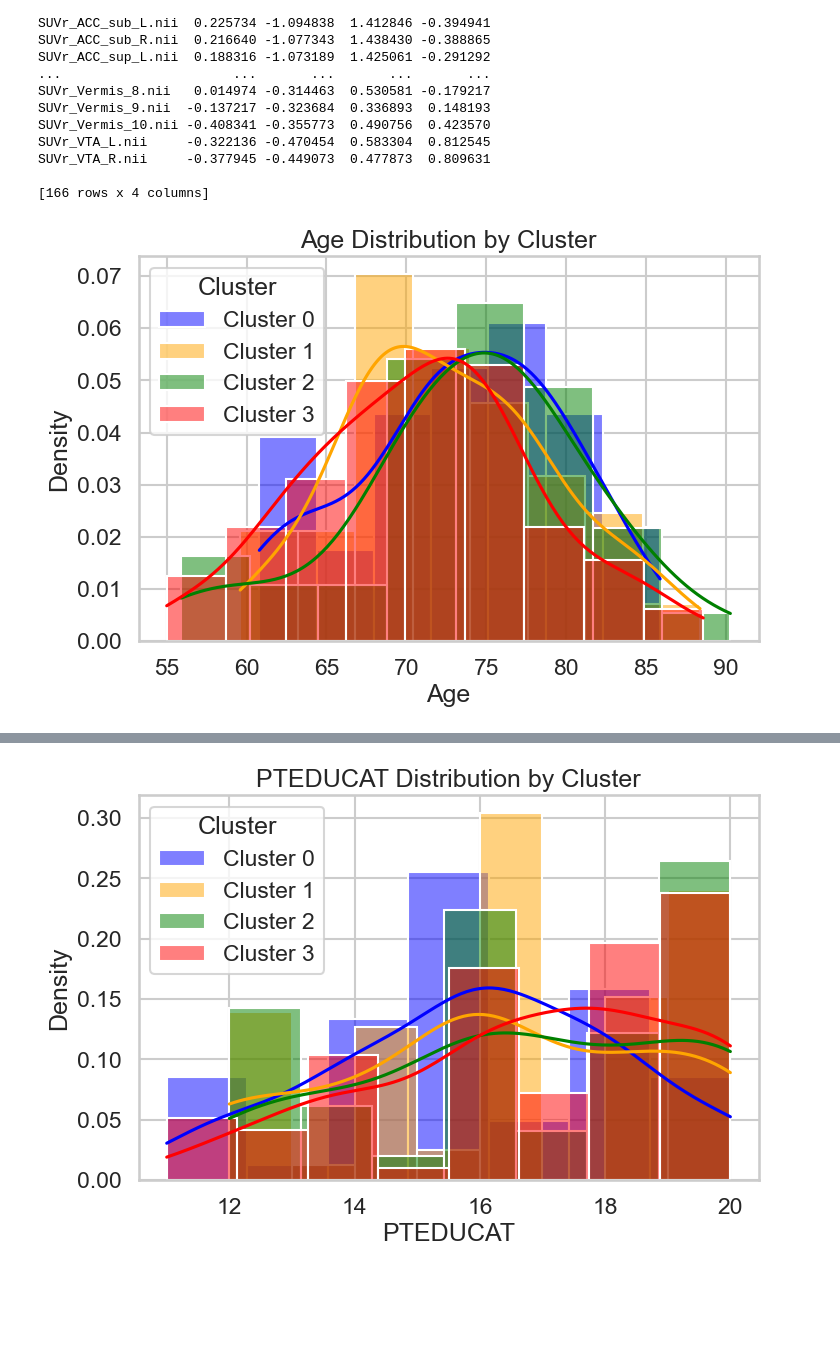
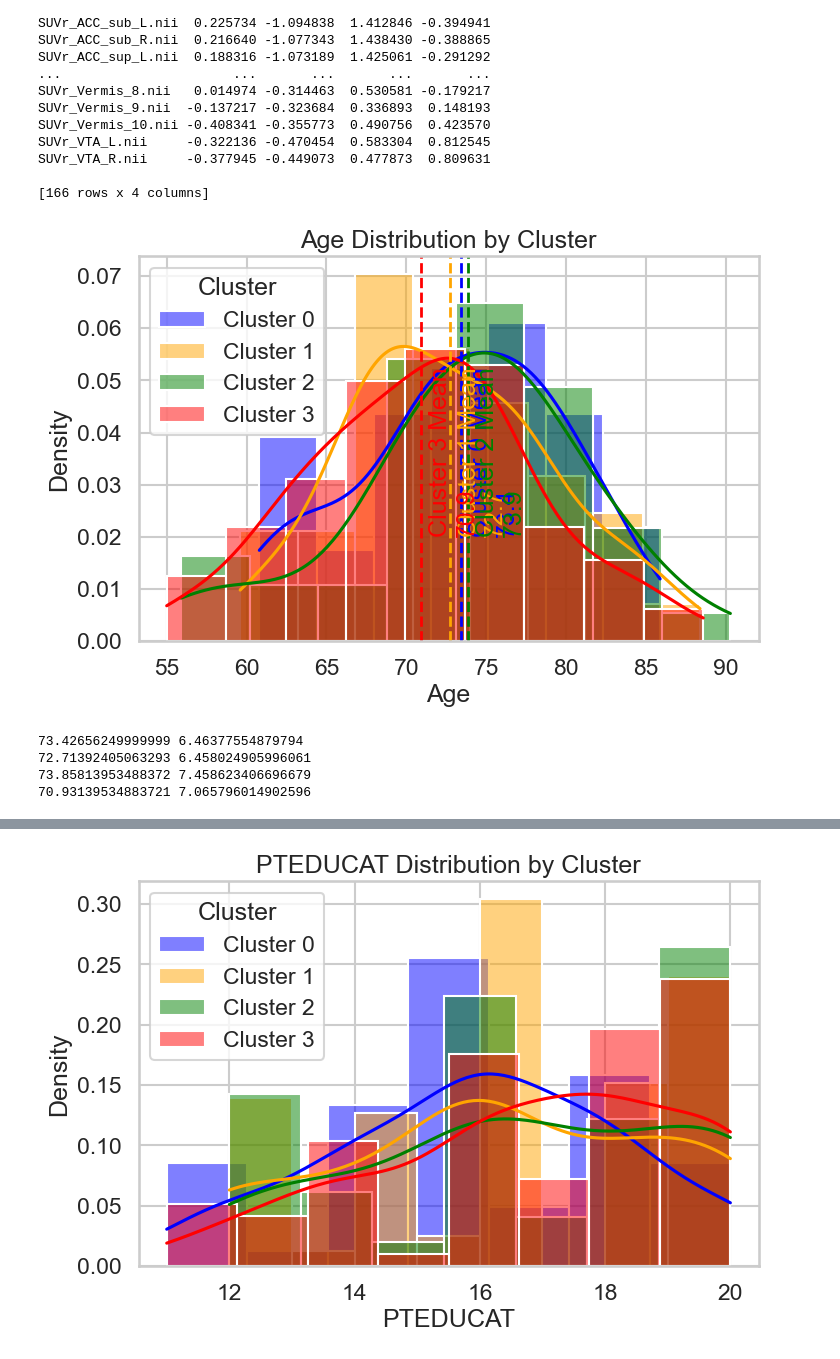
Before and after one commit to Aquila69420/adni-ml, a Jupyter notebook: cognitive_decline.ipynb, the cells around one changed output, grey strips where cells are left out. Drawn from its saved outputs; the diff is of its cells as text; code cells hidden in the pictures; blank space fills up the shorter version.

```diff
--- a/cognitive_decline.ipynb
+++ b/cognitive_decline.ipynb
@@ -136,7 +135,7 @@ We want to include domain specific cognitive test scores and not just total comp
 12. EcogSPOrgan
 13. EcogSPDivatt
 # %%
-pt_cals = ["PTID","PTGENDER" ,"AGE", "M", "Gender", "PTRACCAT", "PTEDUCAT"]
+pt_cals = ["PTID","PTGENDER" ,"AGE", "M", "Gender", "PTRACCAT", "PTEDUCAT", "APOE4"]
 
 bl_cog_data = ["DX_bl", "EcogSPPlan_bl", "EcogPtMem_bl", "EcogPtLang_bl", "EcogPtVisspat_bl", "EcogPtPlan_bl", "EcogPtOrgan_bl",
                "EcogPtDivatt_bl", "EcogPtTotal_bl", "EcogSPMem_bl", "EcogSPLang_bl", "EcogSPVisspat_bl", "EcogSPOrgan_bl", "EcogSPDivatt_bl", "RAVLT_learning_bl" ]
@@ -602,11 +580,20 @@ timepoints = [0, 6, 12, 24]
 plt.figure(figsize=(10, 6))
 for cluster in sorted(full_df['cluster'].unique()):
     mean_scores = full_df[full_df['cluster'] == cluster][tests].mean()
+
     sns.lineplot(x=timepoints, y=mean_scores, label=f"Cluster {cluster}")
 
 plt.title("Mean Memory RAVLT_learning Trajectories by Cluster")
 plt.xlabel("Months Since Baseline")
-plt.ylabel("Mean ECogPtMem Score")
+plt.ylabel("Mean RAVLT_learning Score")
 plt.grid(True)
 plt.legend()
+
+full_df['RAVLT_learning_mean'] = full_df[tests].mean(axis=1)
+full_df['RAVLT_learning_std'] = full_df[tests].std(axis=1)
+
+ravlt_cluster_stats = full_df.groupby('cluster')[['RAVLT_learning_mean', 'RAVLT_learning_std']].mean()
+
+print("Mean and Std of RAVLT_learning scores across all timepoints by cluster:")
+print(ravlt_cluster_stats)
 # %% [output]
@@ -631,6 +632,15 @@ plt.xlabel("Brain Region")
 plt.legend(title='Cluster', )
 plt.tight_layout()
 plt.show()
+
+
+
+full_df['mean_suvr'] = full_df[suvr_cols].mean(axis=1)
+
+cluster_suvr_stats = full_df.groupby('cluster')['mean_suvr'].agg(['mean', 'std'])
+
+print("Mean SUVR (Amyloid Burden) across all regions by cluster:")
+print(cluster_suvr_stats)
 # %% [output]
 [figure]
 [figure]
@@ -659,18 +676,41 @@ c_3 = full_df[full_df['cluster'] == 3]
 # %%
 plt.figure(figsize=(8, 5))
 
 sns.histplot(c_0['AGE'], color='blue', label='Cluster 0', kde=True, stat='density', alpha=0.5)
 sns.histplot(c_1['AGE'], color='orange', label='Cluster 1', kde=True, stat='density', alpha=0.5)
 sns.histplot(c_2['AGE'], color='green', label='Cluster 2', kde=True, stat='density', alpha=0.5)
 sns.histplot(c_3['AGE'], color='red', label='Cluster 3', kde=True, stat='density', alpha=0.5)
 
+means = {
+    'Cluster 0': (c_0['AGE'].mean(), 'blue'),
+    'Cluster 1': (c_1['AGE'].mean(), 'orange'),
+    'Cluster 2': (c_2['AGE'].mean(), 'green'),
+    'Cluster 3': (c_3['AGE'].mean(), 'red')
+}
+
+# Plot vertical lines and annotate
+for label, (mean_val, color) in means.items():
+    plt.axvline(mean_val, color=color, linestyle='--', linewidth=2)
+    plt.text(mean_val + 0.5, 0.02, f'{label} Mean\n{mean_val:.1f}', color=color, rotation=90, verticalalignment='bottom')
+
+
 plt.legend(title='Cluster')
 plt.xlabel('Age')
 plt.ylabel('Density')
 plt.title('Age Distribution by Cluster')
 plt.show()
+
+
+print(c_0['AGE'].mean(), c_0['AGE'].std())
+print(c_1['AGE'].mean(), c_1['AGE'].std())
+print(c_2['AGE'].mean(), c_2['AGE'].std())
+print(c_3['AGE'].mean(), c_3['AGE'].std())
 # %% [output]
-[figure, old version]
+[figure, new version]
+73.42656249999999 6.46377554879794
+72.71392405063293 6.458024905996061
+73.85813953488372 7.458623406696679
+70.93139534883721 7.065796014902596
 # %%
 plt.figure(figsize=(8, 5))
 # Define the desired order
```
Also changed, not shown: parts of 41 cells of this notebook, 23 other files.
